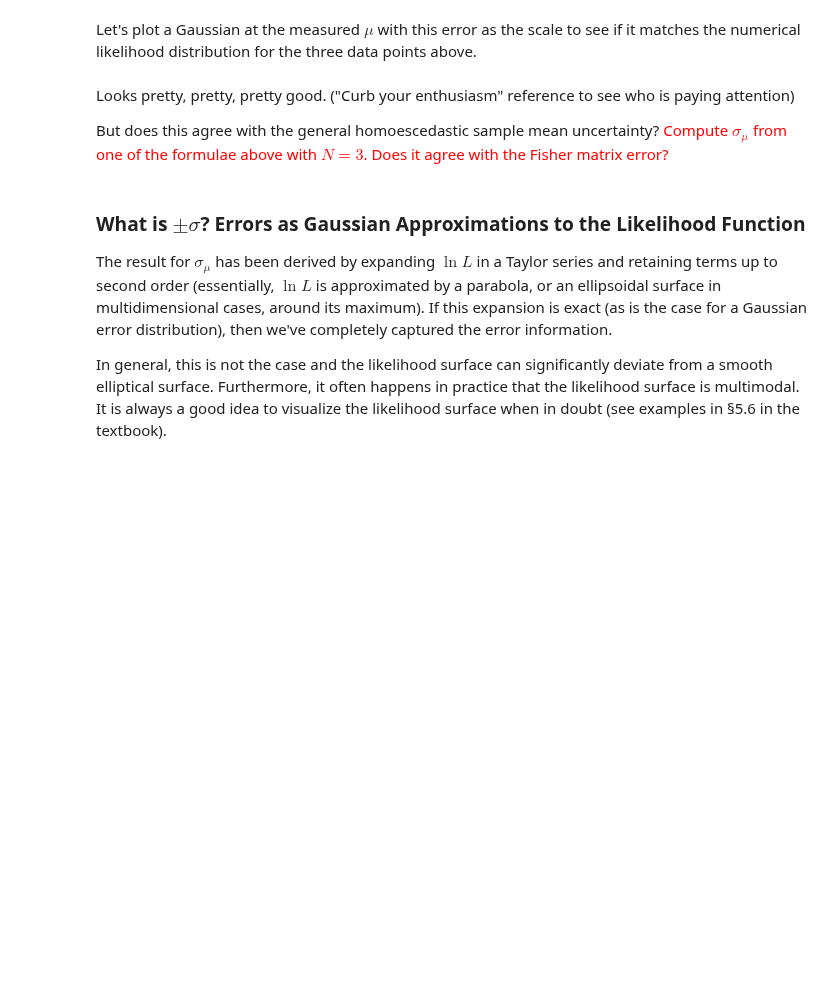
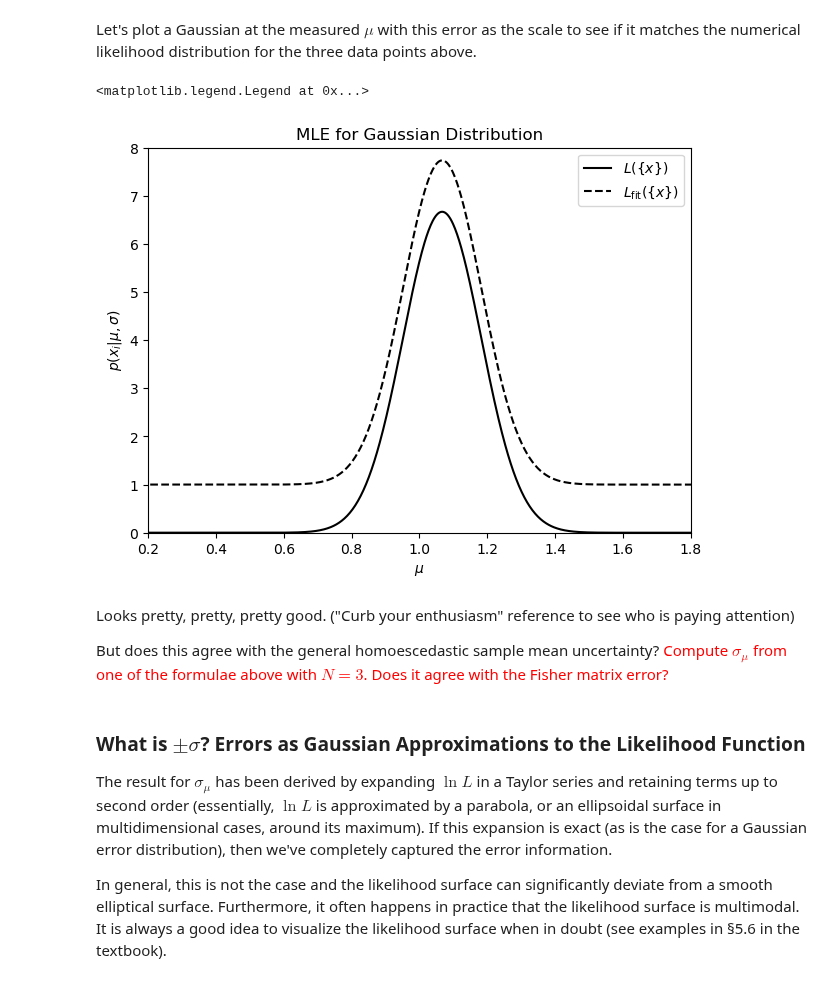
Before and after one commit to NihanPol/ASTR_3300_S2025, a Jupyter notebook: coursework/student_folders/june_ryu/class_participation/Lecture_5_JuneRyu.ipynb, the cells around one changed output. Drawn from its saved outputs; the diff is of its cells as text; code cells hidden in the pictures; blank space fills up the shorter version.

```diff
--- a/coursework/student_folders/june_ryu/class_participation/Lecture_5_JuneRyu.ipynb
+++ b/coursework/student_folders/june_ryu/class_participation/Lecture_5_JuneRyu.ipynb
@@ -421,29 +420,40 @@ Let's plot a Gaussian at the measured $\mu$ with this error as the scale to see
 # %%
 # Execute the following cell
 
+norm = scipy.stats.norm
+mu_hat = np.mean(sample)
+
 xgrid = np.linspace(0.0,2.0,1000)
-L = np.prod([___,___,___],axis=0) # Total L is ???
+## L1 L2 L3
+L1 = norm.pdf(xgrid, loc=sample[0],scale=sigma)
+L2 = norm.pdf(xgrid, loc=sample[1],scale=sigma)
+L3 = norm.pdf(xgrid, loc=sample[2],scale=sigma)
+
+L = np.prod([L1,L2,L3],axis=0) # Total L is ???
 # complete the following for measured mean and Fisher error
-Lfit = norm.pdf(xgrid,loc=___[___],scale=___)
+Lfit = norm.pdf(xgrid,loc=mu_hat,scale=sigma_mu)
 
 fig, ax = plt.subplots(figsize=(7, 5))
 
 # plot numerical likelihood
-plt.plot(___, ___, ls='-', c='black',
+plt.plot(xgrid, L, ls='-', c='black',
          label=r'$L(\{x\})$')
 
 # plot fitted Gaussian with arbitrary normalizing constant
 # offset for ease of viewing
 C = 1.95
 plt.plot(xgrid, C * Lfit + 1.0, ls='dashed',
          c='black', label=r'$L_\mathrm{fit}(\{x\})$')
 
 plt.xlim(0.2, 1.8)
 plt.ylim(0, 8.0)
 plt.xlabel('$\mu$') #Leave out or adjust if no latex
 plt.ylabel(r'$p(x_i|\mu,\sigma)$') #Leave out or adjust if no latex
 plt.title('MLE for Gaussian Distribution')
 plt.legend()
+# %% [output]
+<matplotlib.legend.Legend at 0x...>
+[figure, added]
 # %% [markdown]
 Looks pretty, pretty, pretty good. ("Curb your enthusiasm" reference to see who is paying attention)
 
```
Also changed, not shown: parts of 10 cells of this notebook.
